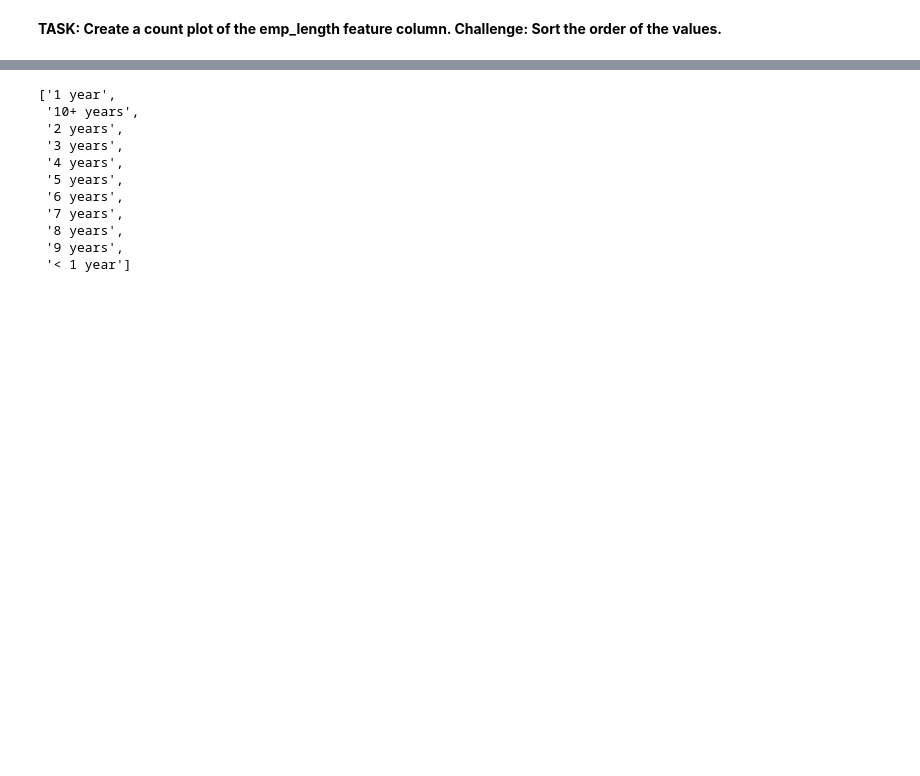
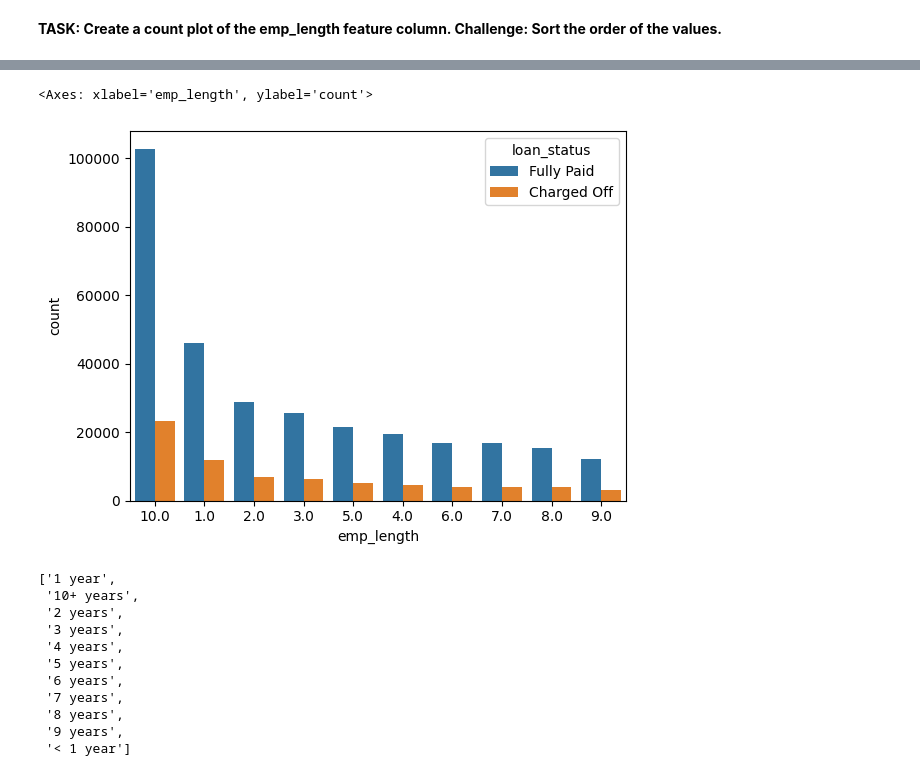
Before and after one commit to Ali-mohammadi-design/TensorFlow, a Jupyter notebook: Tensorflow_Comprehensive_Project_Lending_home_data_Exercise.ipynb, the cells around one changed output, grey strips where cells are left out. Cells and saved outputs as stored; diff of their text form; code cells hidden in the pictures; blank space fills up the shorter version.

```diff
--- a/Tensorflow_Comprehensive_Project_Lending_home_data_Exercise.ipynb
+++ b/Tensorflow_Comprehensive_Project_Lending_home_data_Exercise.ipynb
@@ -940,3 +1068,8 @@ Name: emp_title, Length: 173105, dtype: int64
+# %%
+sns.countplot(data=df_cleaned, x=df_cleaned['emp_length'].sort_values(), order=df_cleaned['emp_length'].value_counts().index , hue='loan_status' )
+# %% [output]
+<Axes: xlabel='emp_length', ylabel='count'>
+[figure, added]
 # %%
 # %% [output]
 ['1 year',
```
Also changed, not shown: parts of 17 cells of this notebook.
